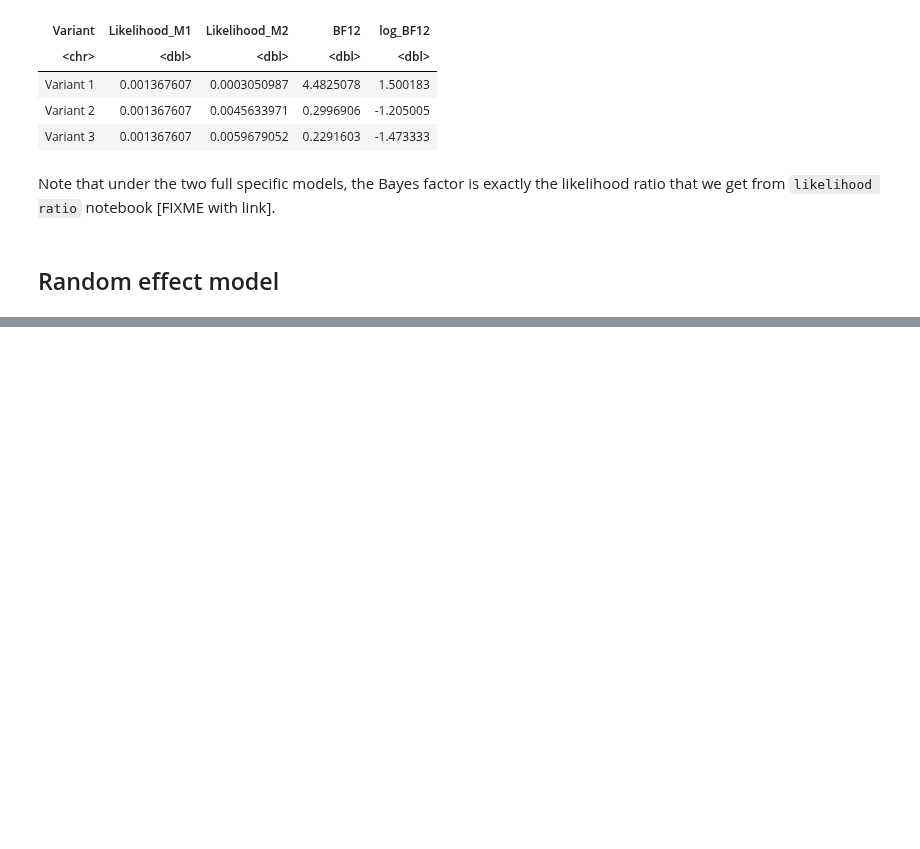
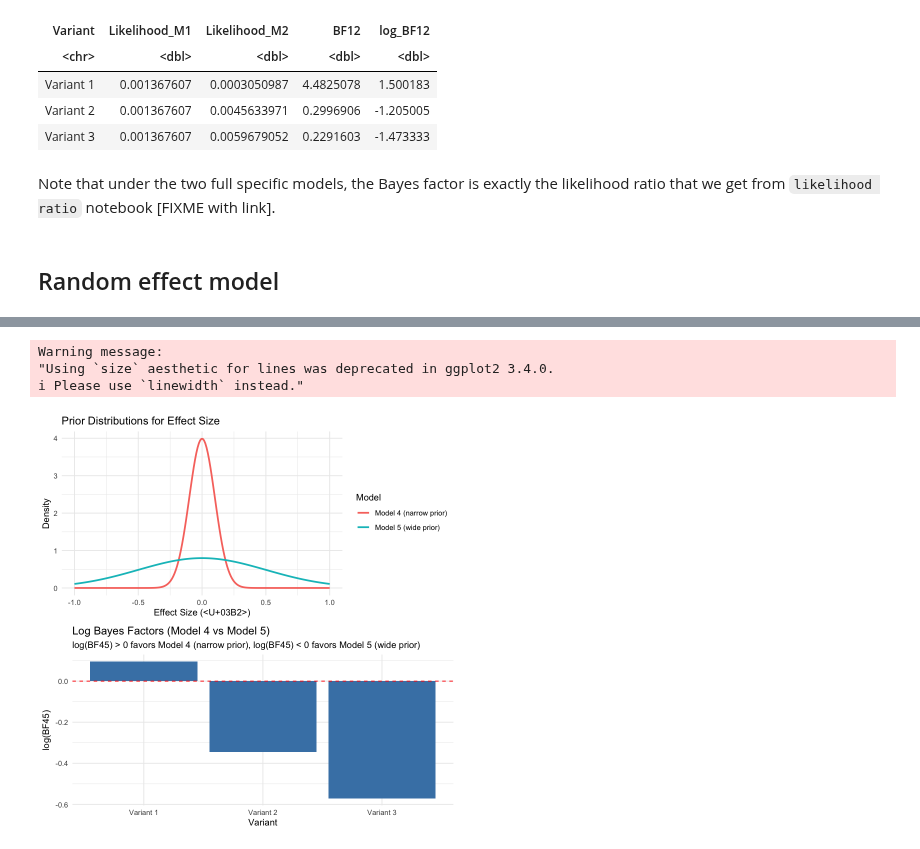
Before and after one commit to StatFunGen/statgen-prerequisites, a Jupyter notebook: Bayes_factor.ipynb, the cells around one changed output, grey strips where cells are left out. Cells and saved outputs as stored; diff of their text form; code cells hidden in the pictures; blank space fills up the shorter version.

```diff
--- a/Bayes_factor.ipynb
+++ b/Bayes_factor.ipynb
@@ -410,0 +268,39 @@ This approach provides a principled way to incorporate prior knowledge about eff
+# %%
+# Load required libraries
+library(ggplot2)
+library(gridExtra)
+
+# Plot the prior distributions for effect sizes in both models
+beta_range <- seq(-1, 1, length.out = 200)
+prior_model4 <- dnorm(beta_range, mean = 0, sd = sqrt(prior_var_model4))
+prior_model5 <- dnorm(beta_range, mean = 0, sd = sqrt(prior_var_model5))
+
+prior_data <- data.frame(
+  Beta = rep(beta_range, 2),
+  Density = c(prior_model4, prior_model5),
+  Model = rep(c("Model 4 (narrow prior)", "Model 5 (wide prior)"), each = length(beta_range))
+)
+
+prior_plot <- ggplot(prior_data, aes(x = Beta, y = Density, color = Model)) +
+  geom_line(size = 1) +
+  labs(title = "Prior Distributions for Effect Size",
+       x = "Effect Size (β)",
+       y = "Density") +
+  theme_minimal()
+
+# Plot log Bayes factors
+bf_plot <- ggplot(bf_random_table, aes(x = Variant, y = log_BF45)) +
+  geom_bar(stat = "identity", fill = "steelblue") +
+  geom_hline(yintercept = 0, linetype = "dashed", color = "red") +
+  labs(title = "Log Bayes Factors (Model 4 vs Model 5)",
+       subtitle = "log(BF45) > 0 favors Model 4 (narrow prior), log(BF45) < 0 favors Model 5 (wide prior)",
+       y = "log(BF45)") +
+  theme_minimal()
+
+# Arrange plots
+grid.arrange(prior_plot, bf_plot, ncol = 1)
+# %% [output]
+Warning message:
+"Using `size` aesthetic for lines was deprecated in ggplot2 3.4.0.
+i Please use `linewidth` instead."
+[figure, added]
```
Also changed, not shown: parts of 11 cells of this notebook, 1 other file.
